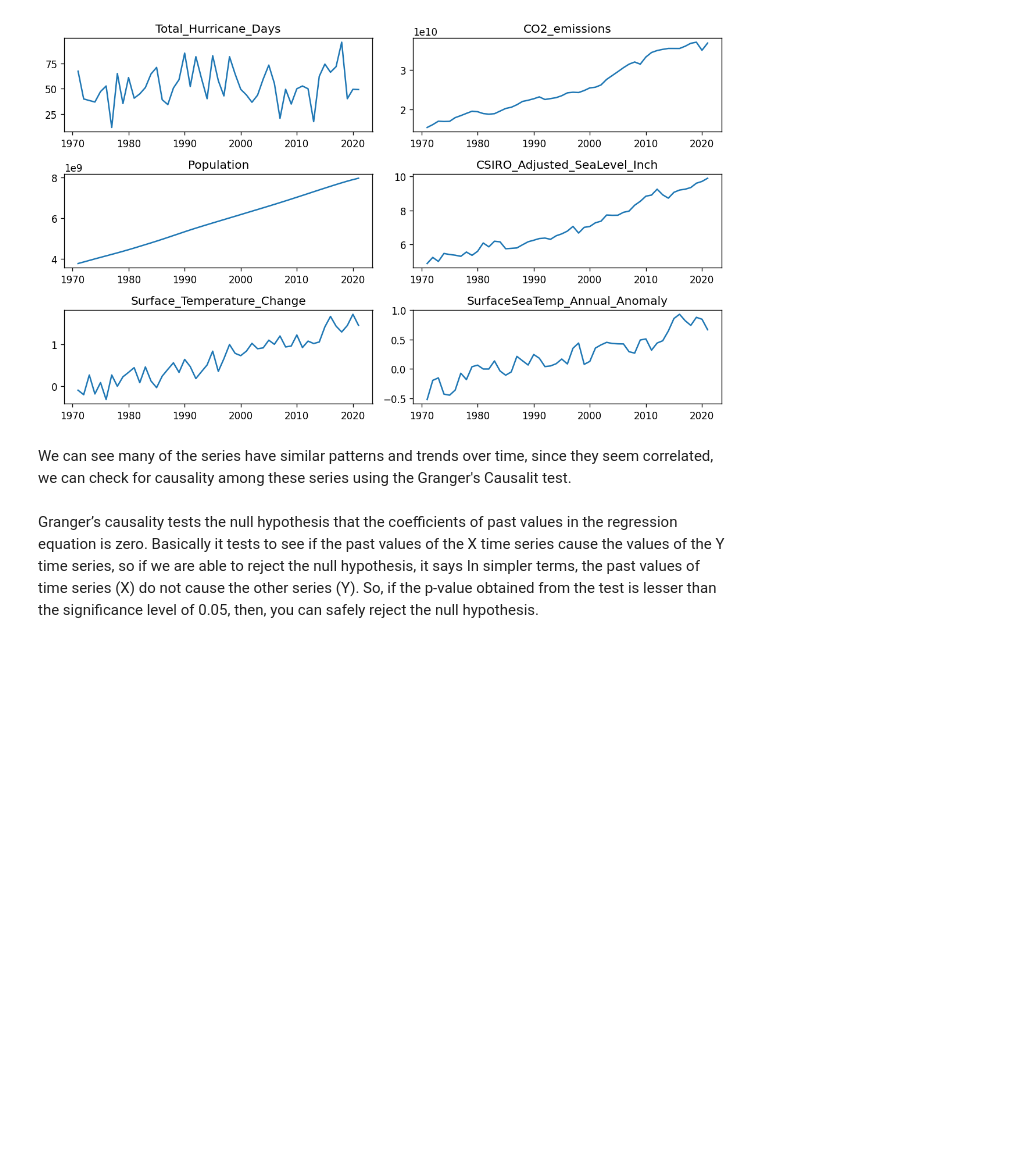
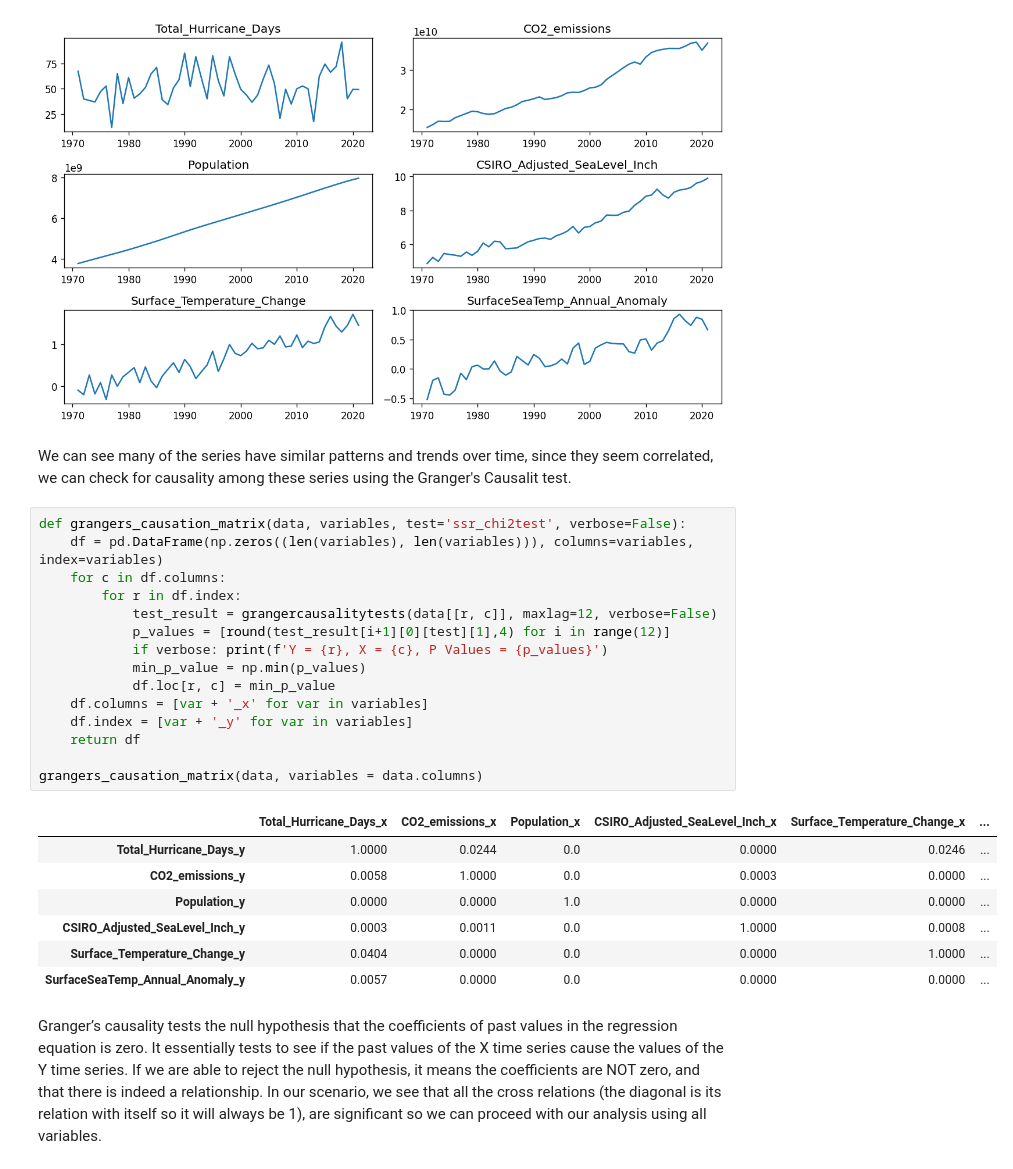
Before and after one commit to jillianhaig/Project2_DS4002, a Jupyter notebook: SCRIPTS/3_Analysis_Project2.ipynb, the cells around one changed output. Drawn from its saved outputs; the diff is of its cells as text; blank space fills up the shorter version.

```diff
--- a/SCRIPTS/3_Analysis_Project2.ipynb
+++ b/SCRIPTS/3_Analysis_Project2.ipynb
@@ -49,6 +51,28 @@ plt.tight_layout();
 [figure]
 # %% [markdown]
 We can see many of the series have similar patterns and trends over time, since they seem correlated, we can check for causality among these series using the Granger's Causalit test.
+# %%
+def grangers_causation_matrix(data, variables, test='ssr_chi2test', verbose=False):
+    df = pd.DataFrame(np.zeros((len(variables), len(variables))), columns=variables, index=variables)
+    for c in df.columns:
+        for r in df.index:
+            test_result = grangercausalitytests(data[[r, c]], maxlag=12, verbose=False)
+            p_values = [round(test_result[i+1][0][test][1],4) for i in range(12)]
+            if verbose: print(f'Y = {r}, X = {c}, P Values = {p_values}')
+            min_p_value = np.min(p_values)
+            df.loc[r, c] = min_p_value
+    df.columns = [var + '_x' for var in variables]
+    df.index = [var + '_y' for var in variables]
+    return df
+
+grangers_causation_matrix(data, variables = data.columns)
+# %% [output]
+|  | Total_Hurricane_Days_x | CO2_emissions_x | Population_x | CSIRO_Adjusted_SeaLevel_Inch_x | Surface_Temperature_Change_x | ... |
+| Total_Hurricane_Days_y | 1.0000 | 0.0244 | 0.0 | 0.0000 | 0.0246 | ... |
+| CO2_emissions_y | 0.0058 | 1.0000 | 0.0 | 0.0003 | 0.0000 | ... |
+| Population_y | 0.0000 | 0.0000 | 1.0 | 0.0000 | 0.0000 | ... |
+| CSIRO_Adjusted_SeaLevel_Inch_y | 0.0003 | 0.0011 | 0.0 | 1.0000 | 0.0008 | ... |
+| Surface_Temperature_Change_y | 0.0404 | 0.0000 | 0.0 | 0.0000 | 1.0000 | ... |
+| SurfaceSeaTemp_Annual_Anomaly_y | 0.0057 | 0.0000 | 0.0 | 0.0000 | 0.0000 | ... |
 # %% [markdown]
-Granger’s causality tests the null hypothesis that the coefficients of past values in the regression equation is zero. Basically it tests to see if the past values of the X time series cause the values of the Y time series, so if we are able to reject the null hypothesis, it says
-In simpler terms, the past values of time series (X) do not cause the other series (Y). So, if the p-value obtained from the test is lesser than the significance level of 0.05, then, you can safely reject the null hypothesis.
+Granger’s causality tests the null hypothesis that the coefficients of past values in the regression equation is zero. It essentially tests to see if the past values of the X time series cause the values of the Y time series. If we are able to reject the null hypothesis, it means the coefficients are NOT zero, and that there is indeed a relationship. In our scenario, we see that all the cross relations (the diagonal is its relation with itself so it will always be 1), are significant so we can proceed with our analysis using all variables.
```
Also changed, not shown: parts of 1 cell of this notebook.
